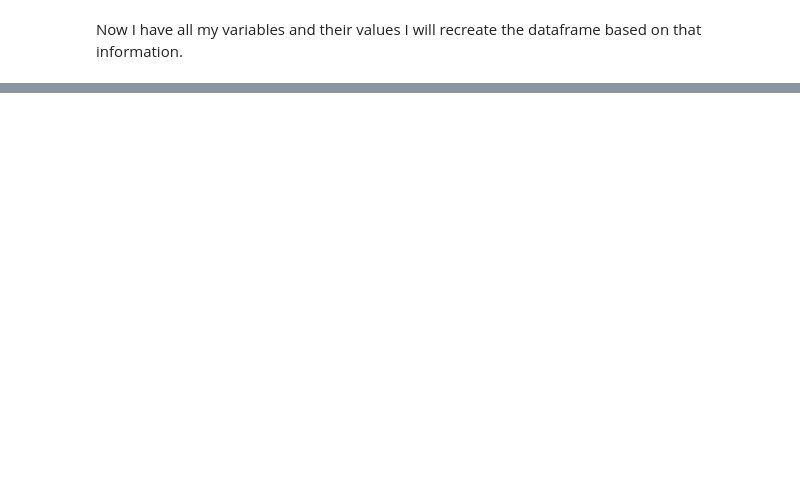
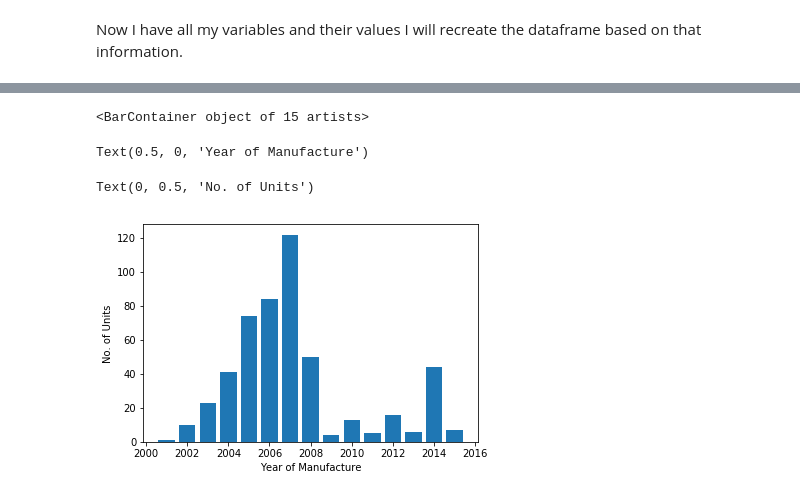
Before and after one commit to bexiturley/Programming-for-Data-Analysis-Project-2019, a Jupyter notebook: begin again.ipynb, the cells around one changed output, grey strips where cells are left out. Saved outputs shown, nothing was run; the diff lists cells and outputs as text; code cells hidden in the pictures; blank space fills up the shorter version.

Commit message:
begin graph

```diff
--- a/begin again.ipynb
+++ b/begin again.ipynb
@@ -519,0 +522,15 @@ df5
+# %%
+# Histogram showing the years of manufacture
+
+y = [1,10,23,41,74,84,122,50,4,13,5,16,6,44,7]
+x = [2001,2002,2003,2004,2005,2006,2007,2008,2009,2010,2011,2012,2013,2014,2015]
+
+plt.bar(x,y)
+plt.xlabel('Year of Manufacture')
+plt.ylabel('No. of Units')
+plt.show()
+# %% [output]
+<BarContainer object of 15 artists>
+Text(0.5, 0, 'Year of Manufacture')
+Text(0, 0.5, 'No. of Units')
+[figure, added]
```
Also changed, not shown: parts of 13 cells of this notebook, 1 other file.
